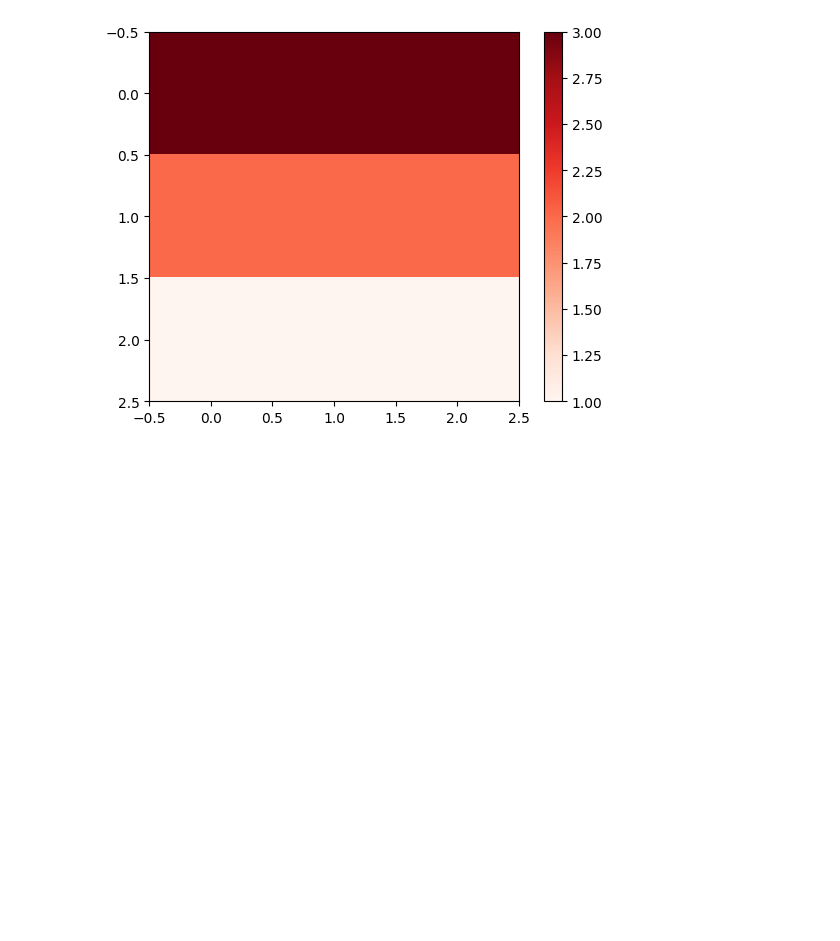
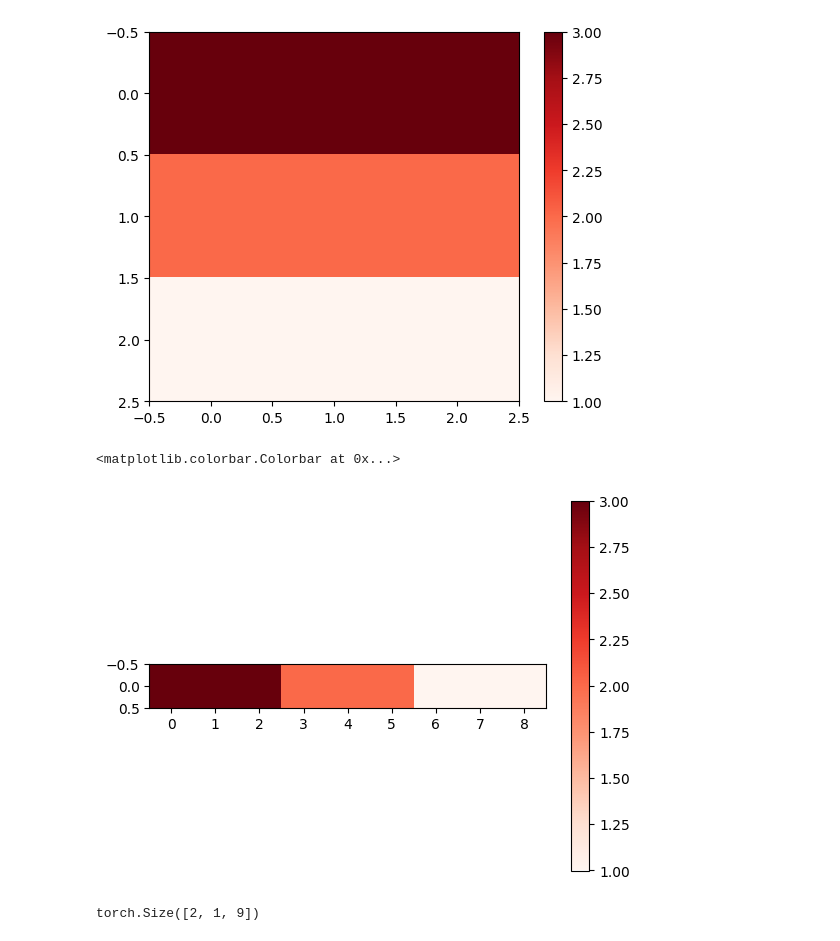
Before and after one commit to edabier/Unrolled-NMF, a Jupyter notebook: test.ipynb, the cells around one changed output. Saved outputs shown, nothing was run; the diff lists cells and outputs as text; code cells hidden in the pictures; blank space fills up the shorter version.

```diff
--- a/test.ipynb
+++ b/test.ipynb
@@ -15,6 +16,18 @@ plt.colorbar()
 # %% [output]
 <matplotlib.colorbar.Colorbar at 0x...>
 [figure]
+# %%
+reshaped = tensor.reshape(tensor.shape[0], 1, tensor.shape[2] * tensor.shape[1])
+
+plt.imshow(reshaped[0], cmap='Reds')
+plt.colorbar()
+# %% [output]
+<matplotlib.colorbar.Colorbar at 0x...>
+[figure, added]
+# %%
+reshaped.shape
+# %% [output]
+torch.Size([2, 1, 9])
 # %%
 with torch.no_grad():
     y = aw(tensor)
```
Also changed, not shown: parts of 2 cells of this notebook, 3 other files.
